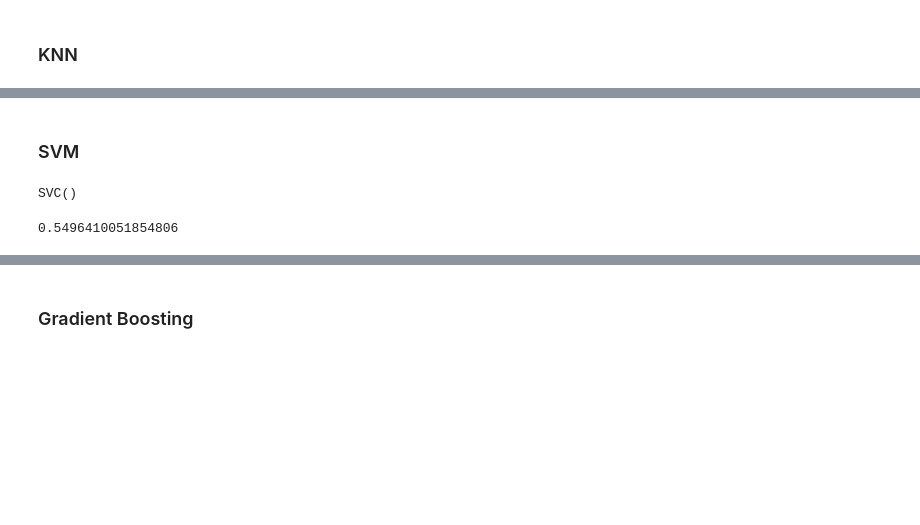
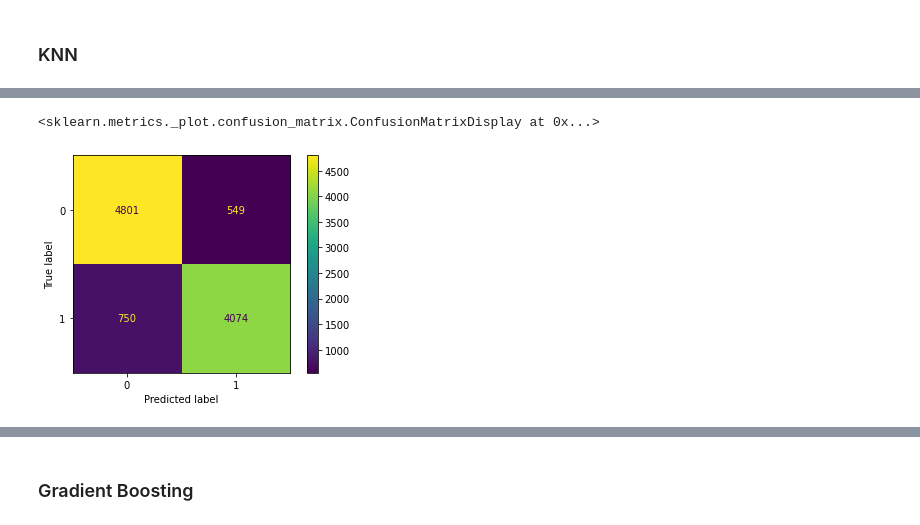
Before and after one commit to lukasz-staniszewski/purchase-in-session-analysis, a Jupyter notebook: notebooks/model_selection/model_selection.ipynb, the cells around one changed output, grey strips where cells are left out. Cells and saved outputs as stored; diff of their text form; code cells hidden in the pictures; blank space fills up the shorter version.

```diff
--- a/notebooks/model_selection/model_selection.ipynb
+++ b/notebooks/model_selection/model_selection.ipynb
@@ -108,12 +109,11 @@ knn_forest_scores.mean()
-# %% [markdown]
-### SVM
-# %%
-svm = SVC(kernel="rbf")
-svm.fit(X_train, y_train)
-# %% [output]
-SVC()
-# %%
-svm_scores = cross_val_score(svm, X_test, y_test, cv=10, scoring="accuracy")
-svm_scores.mean()
-# %% [output]
-0.5496410051854806
+# %%
+predictions_train_knn = knn.predict(np.array(X_train,dtype=np.float64)) > 0.5
+predictions_test_knn = knn.predict(np.array(X_test,dtype=np.float64)) > 0.5
+# %%
+cm_train_knn = ConfusionMatrixDisplay(confusion_matrix(y_train, predictions_train_knn))
+cm_test_knn = ConfusionMatrixDisplay(confusion_matrix(y_test, predictions_test_knn))
+# %%
+cm_train_knn.plot()
+# %% [output]
+<sklearn.metrics._plot.confusion_matrix.ConfusionMatrixDisplay at 0x...>
+[figure, added]
```
Also changed, not shown: parts of 32 cells of this notebook, 3 other files.
